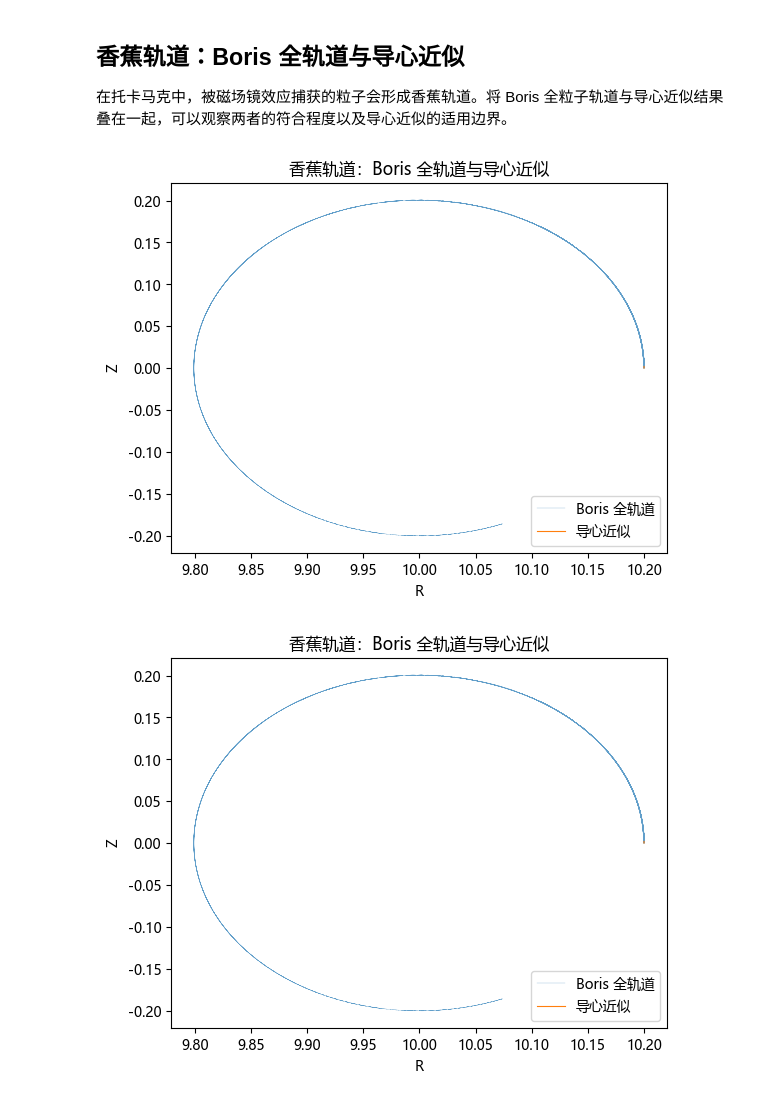
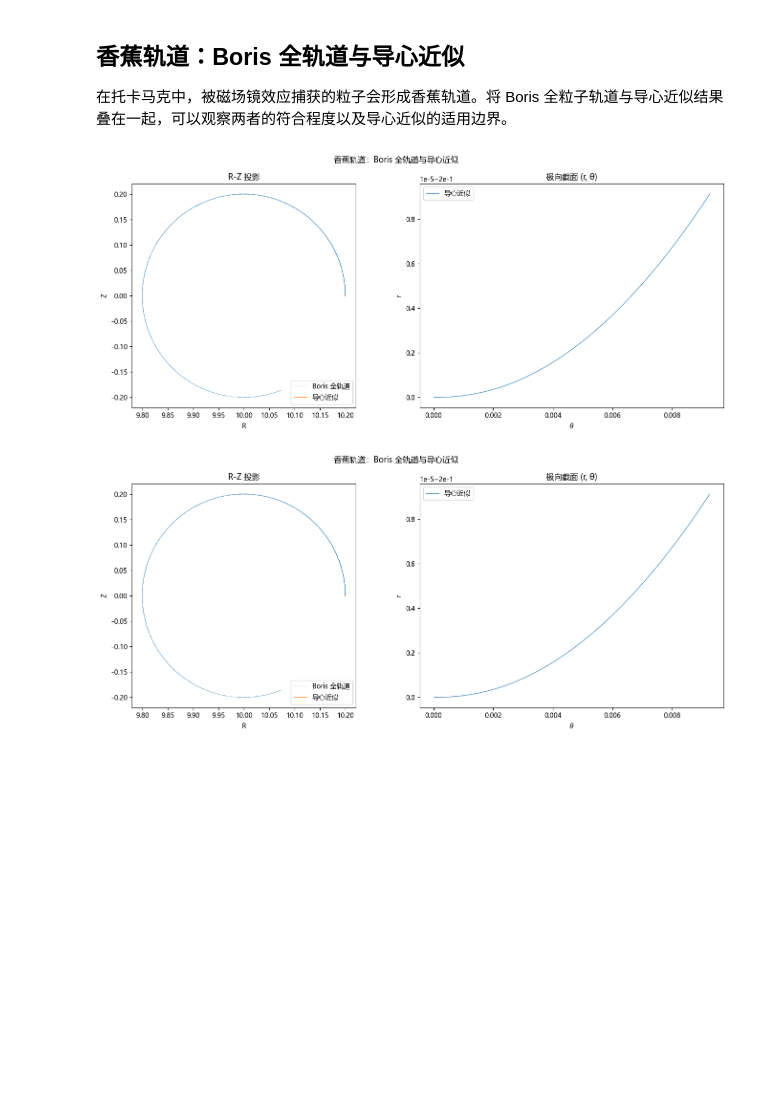
Before and after one commit to Lamb701/particle-simulation, a Jupyter notebook: notebooks/demo.ipynb, the cells around one changed output. Saved outputs shown, nothing was run; the diff lists cells and outputs as text; code cells hidden in the pictures; blank space fills up the shorter version.

```diff
--- a/notebooks/demo.ipynb
+++ b/notebooks/demo.ipynb
@@ -104,31 +104,53 @@ fig
 # %%
 field = TokamakField(B0=5.0, R0=10.0, a=1.0, q0=1.0, q1=2.0)
 # 被磁镜效应捕获的粒子：垂直速度远大于平行速度
 v = np.array([2e5, 0.0, 5e3])
 p = Particle(PROTON_CHARGE, PROTON_MASS, np.array([10.2, 0.0, 0.0]), v)
 
 dt = 1e-9
 n_steps_boris = 450000
 result_boris = boris_integrate(field, E, p, dt=dt, n_steps=n_steps_boris)
 
 B = field(*p.position)
 B_mag = np.linalg.norm(B)
 v_para = np.dot(v, B) / B_mag
 v_perp_sq = float(v @ v) - v_para ** 2
 mu = 0.5 * v_perp_sq / B_mag
 # 导心推进可用较大步长
 result_gc = guiding_center_integrate(field, p, dt=2e-9, n_steps=n_steps_boris // 2, mu=mu)
 
+R0 = 10.0
 R_b = np.sqrt(result_boris["trajectory"][:, 0] ** 2 + result_boris["trajectory"][:, 1] ** 2)
+Z_b = result_boris["trajectory"][:, 2]
+r_b = np.sqrt((R_b - R0) ** 2 + Z_b ** 2)
+theta_b = np.arctan2(Z_b, R_b - R0)
+
 R_g = np.sqrt(result_gc["trajectory"][:, 0] ** 2 + result_gc["trajectory"][:, 1] ** 2)
-fig, ax = plt.subplots()
-ax.plot(R_b[::20], result_boris["trajectory"][::20, 2], label="Boris 全轨道", lw=0.2, alpha=0.7)
-ax.plot(R_g[::10], result_gc["trajectory"][::10, 2], label="导心近似", lw=0.8)
-ax.set_xlabel("R")
-ax.set_ylabel("Z")
-ax.set_title("香蕉轨道：Boris 全轨道与导心近似")
-ax.legend()
+Z_g = result_gc["trajectory"][:, 2]
+r_g = np.sqrt((R_g - R0) ** 2 + Z_g ** 2)
+theta_g = np.arctan2(Z_g, R_g - R0)
+
+fig, axes = plt.subplots(1, 2, figsize=(14, 6))
+
+axes[0].plot(R_b[::20], Z_b[::20], label="Boris 全轨道", lw=0.2, alpha=0.7)
+axes[0].plot(R_g[::10], Z_g[::10], label="导心近似", lw=0.8)
+axes[0].set_xlabel("R")
+axes[0].set_ylabel("Z")
+axes[0].set_title("R-Z 投影")
+axes[0].legend()
+axes[0].set_aspect("equal")
+
+# 极向截面用导心近似展示，避免全轨道的拉莫尔回旋噪声
+theta_g_unwrap = np.unwrap(theta_g[::10])
+axes[1].plot(theta_g_unwrap, r_g[::10], label="导心近似", lw=0.8)
+axes[1].set_xlabel(r"$\theta$")
+axes[1].set_ylabel("r")
+axes[1].set_title("极向截面 (r, θ)")
+axes[1].legend()
+
+fig.suptitle("香蕉轨道：Boris 全轨道与导心近似")
+fig.tight_layout()
 fig
 # %% [output]
-[figure, old version]
+[figure, new version]
-[figure, old version]
+[figure, new version]
```
Also changed, not shown: 2 other files.
